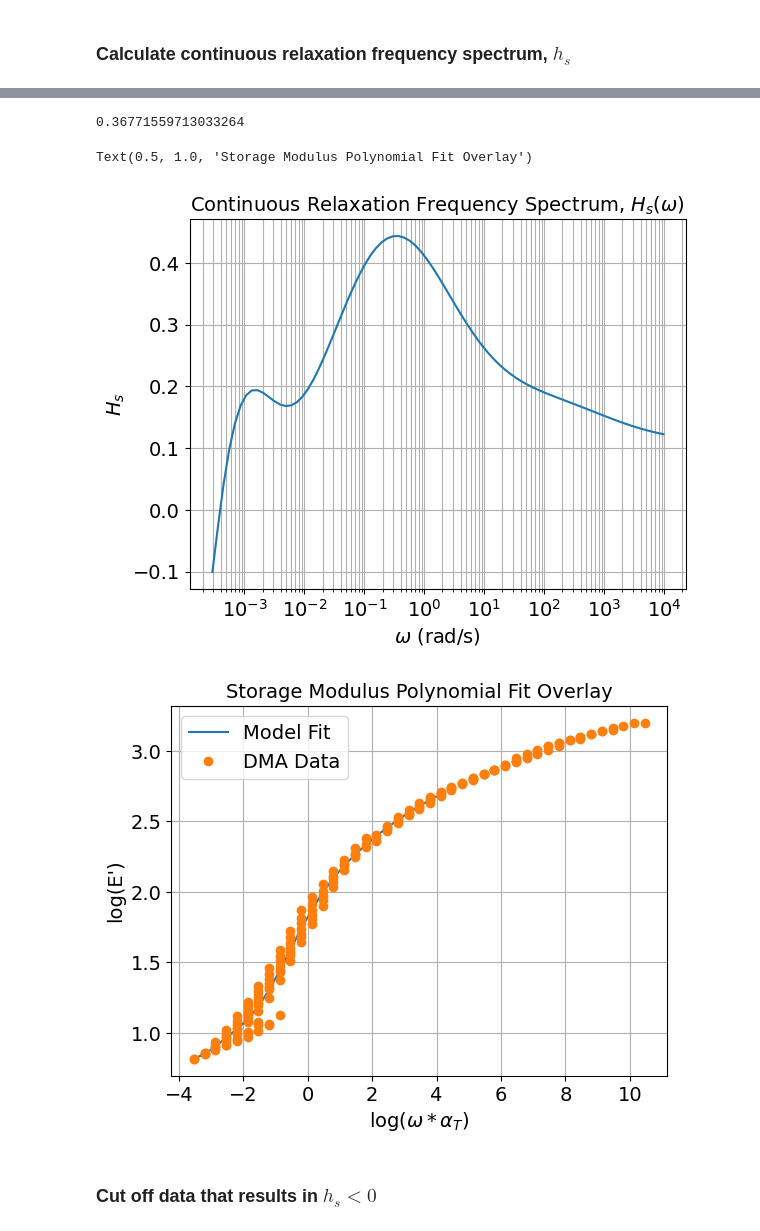
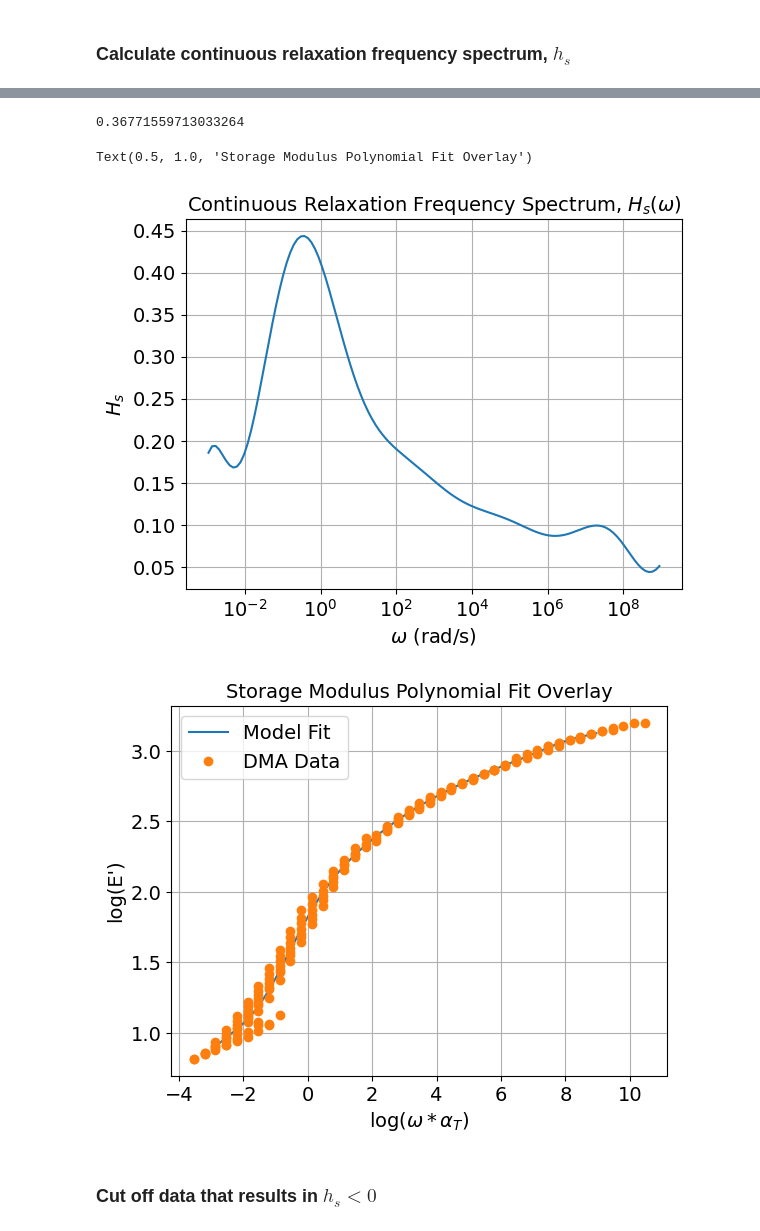
Before and after one commit to arepalM/bistable_phrozen, a Jupyter notebook: relaxation_spectrum.ipynb, the cells around one changed output, grey strips where cells are left out. Saved outputs shown, nothing was run; the diff lists cells and outputs as text; code cells hidden in the pictures.

```diff
--- a/relaxation_spectrum.ipynb
+++ b/relaxation_spectrum.ipynb
@@ -165,8 +183,8 @@ with open(os.path.join(dir,'master_curve_Tref_' + T0 + '.csv'), "w") as f:
 ### Calculate continuous relaxation frequency spectrum, $h_s$
 # %%
 # Cutoff for log(w)
-wlow   = 10**-4
-whigh  = 10**4
+wlow   = 10**-3
+whigh  = 10**9
 w_full = 10**xnew
 E_full = 10**ynew
 
@@ -228,35 +246,35 @@ ind_tau = list(hs_new).index(max(hs_new))
 print(10**logw[ind_tau])
 
 
 with open(fname, "w") as f:
     writer = csv.writer(f, delimiter=",", lineterminator="\n")
     writer.writerow(labels)
     writer.writerow(Eeq_E0)
 
 # Calculate non-equilibrium modulus
 E_neq  = E_total-E_eq
 mu_neq = E_neq/(2*(1+nu))
 mu_eq  = E_eq/(2*(1+nu_rubbery))
 w_min  = wlow
 w_max  = whigh
 
 # Plot truncated master curve fit overlaid on data
 plt.figure(4)
 E_storage_fitted_truncated = ynew[ix:jx]
 plt.plot(logw,E_storage_fitted_truncated)
 plt.xlabel(r'log($\omega * \alpha_T$)')
 plt.ylabel("log(E')")
 plt.grid(which='both',axis='both')
 # Plot data
 plt.plot(x2,y2,'o')
 plt.legend(['Model Fit','DMA Data'])
 plt.title('Storage Modulus Polynomial Fit Overlay')
 # %% [output]
 [figure]
 0.36771559713033264
 Text(0.5, 1.0, 'Storage Modulus Polynomial Fit Overlay')
-[figure, old version]
+[figure, new version]
-[figure, old version]
+[figure, new version]
 # %% [markdown]
 ### Cut off data that results in $h_s<0$
 # %%
```
Also changed, not shown: parts of 17 cells of this notebook.
